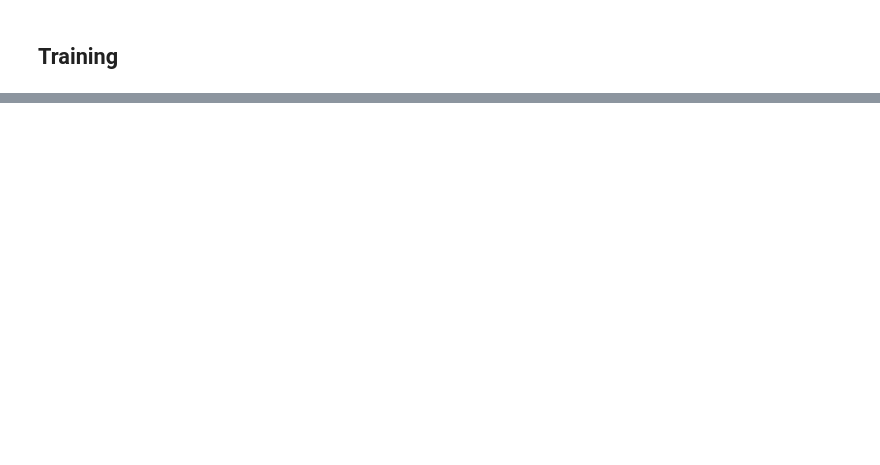
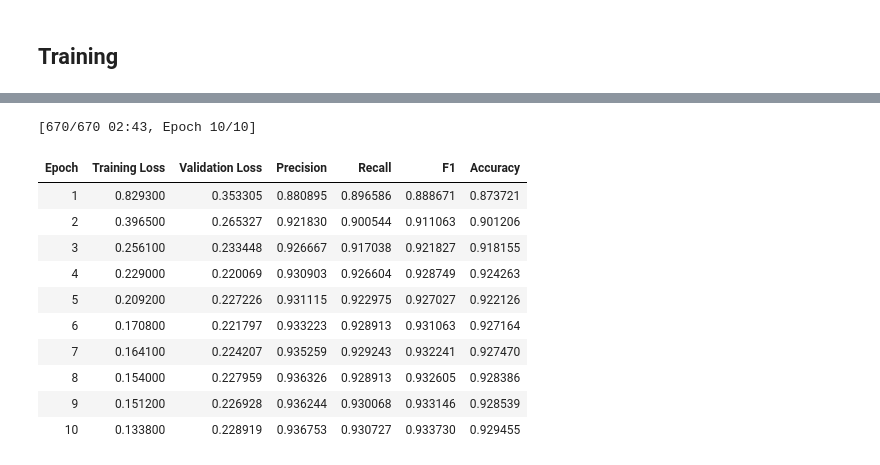
Before and after one commit to Cogniveon/nlpcw, a Jupyter notebook: playground.ipynb, the cells around one changed output, grey strips where cells are left out. Saved outputs shown, nothing was run; the diff lists cells and outputs as text; code cells hidden in the pictures; blank space fills up the shorter version.

```diff
--- a/playground.ipynb
+++ b/playground.ipynb
@@ -20,7 +39,10 @@ wandb.login()
 ## Config
 # %%
 MODEL_NAME = "romainlhardy/roberta-large-finetuned-ner"
+# MODEL_NAME = "google-bert/bert-base-uncased"
 CHECKPOINT_PATH = None
 # CHECKPOINT_PATH = "experiments/agile-navigator-qn9uu"
-BATCH_SIZE = 1
-NUM_EPOCHS = 10
+BATCH_SIZE = 8
+NUM_EPOCHS = 20
+
+%env TOKENIZERS_PARALLELISM true
@@ -67,5 +131,4 @@ tokenized_dataset
 # %%
-os.environ.setdefault('TOKENIZERS_PARALLELISM', 'true')
 metric = evaluate.load("seqeval")
 data_collator = DataCollatorForTokenClassification(tokenizer)
 
@@ -101,7 +164,7 @@ args = TrainingArguments(
     save_strategy="epoch",
     logging_steps=50,
     save_total_limit=1,
-    learning_rate=2e-5,
+    learning_rate=1e-6,
     per_device_train_batch_size=BATCH_SIZE,
     per_device_eval_batch_size=BATCH_SIZE,
     gradient_accumulation_steps=4,
@@ -122,7 +185,20 @@ trainer = Trainer(
     compute_metrics=compute_metrics,
     callbacks=[EarlyStoppingCallback(early_stopping_patience=3)],
 )
-
-torch.mps.empty_cache()
 # %%
+%%wandb
 trainer.train()
+wandb.finish()
+# %% [output]
+[670/670 02:43, Epoch 10/10]
+| Epoch | Training Loss | Validation Loss | Precision | Recall | F1 | Accuracy |
+| 1 | 0.829300 | 0.353305 | 0.880895 | 0.896586 | 0.888671 | 0.873721 |
+| 2 | 0.396500 | 0.265327 | 0.921830 | 0.900544 | 0.911063 | 0.901206 |
+| 3 | 0.256100 | 0.233448 | 0.926667 | 0.917038 | 0.921827 | 0.918155 |
+| 4 | 0.229000 | 0.220069 | 0.930903 | 0.926604 | 0.928749 | 0.924263 |
+| 5 | 0.209200 | 0.227226 | 0.931115 | 0.922975 | 0.927027 | 0.922126 |
+| 6 | 0.170800 | 0.221797 | 0.933223 | 0.928913 | 0.931063 | 0.927164 |
+| 7 | 0.164100 | 0.224207 | 0.935259 | 0.929243 | 0.932241 | 0.927470 |
+| 8 | 0.154000 | 0.227959 | 0.936326 | 0.928913 | 0.932605 | 0.928386 |
+| 9 | 0.151200 | 0.226928 | 0.936244 | 0.930068 | 0.933146 | 0.928539 |
+| 10 | 0.133800 | 0.228919 | 0.936753 | 0.930727 | 0.933730 | 0.929455 |
```
Also changed, not shown: parts of 10 cells of this notebook.
